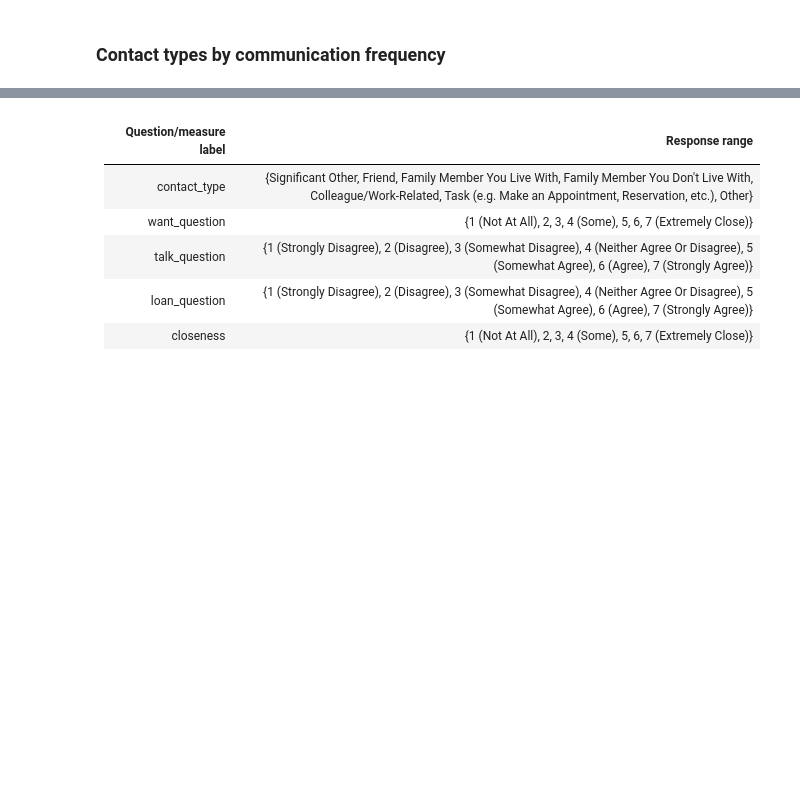
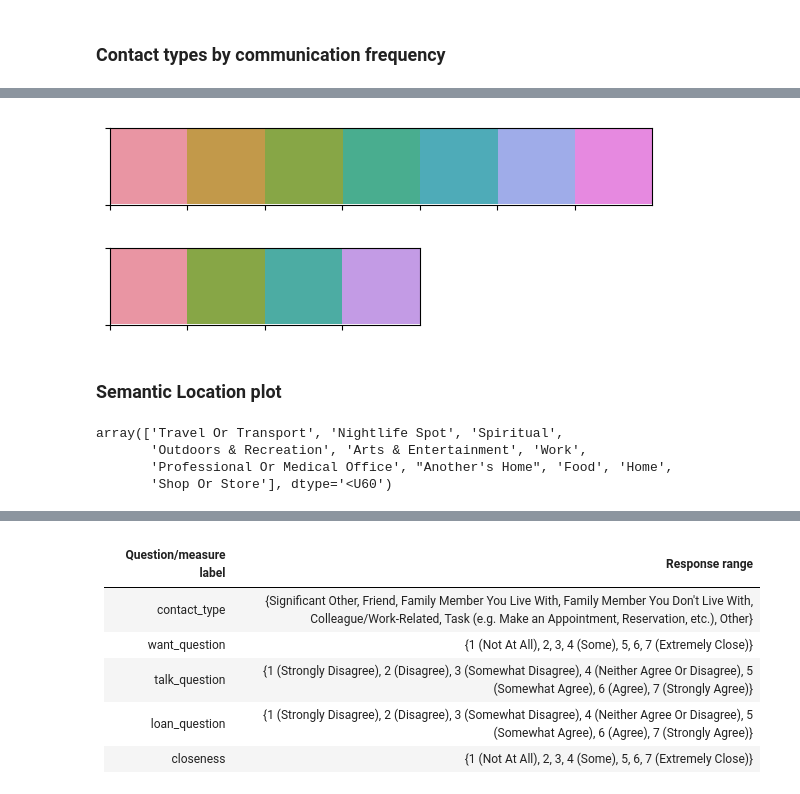
Before and after one commit to tliu526/relationship-prediction, a Jupyter notebook: notebooks/paper_stats.ipynb, the cells around one changed output, grey strips where cells are left out. Drawn from its saved outputs; the diff is of its cells as text; code cells hidden in the pictures; blank space fills up the shorter version.

```diff
--- a/notebooks/paper_stats.ipynb
+++ b/notebooks/paper_stats.ipynb
@@ -240,0 +263,24 @@ plt_name = 'paper_figs/all_contact_types_comm_freq{}.pdf'.format(plt_suffix)
+# %%
+# building final color palette
+soc_separate = tuple(np.mean(x) for x in zip(colors[-3], colors[-4]))
+fam_together = tuple(np.mean(x) for x in zip(colors[-1], colors[-2]))
+task = colors[0]
+other = colors[1]
+work = colors[2]
+sns.palplot(colors)
+
+color_palette = [task, work, soc_separate, fam_together]
+
+sns.palplot(color_palette)
+# %% [output]
+[figure, added]
+[figure, added]
+# %% [markdown]
+### Semantic Location plot
+# %%
+location_top
+# %% [output]
+array(['Travel Or Transport', 'Nightlife Spot', 'Spiritual',
+       'Outdoors & Recreation', 'Arts & Entertainment', 'Work',
+       'Professional Or Medical Office', "Another's Home", 'Food', 'Home',
+       'Shop Or Store'], dtype='<U60')
```
Also changed, not shown: parts of 37 cells of this notebook.
